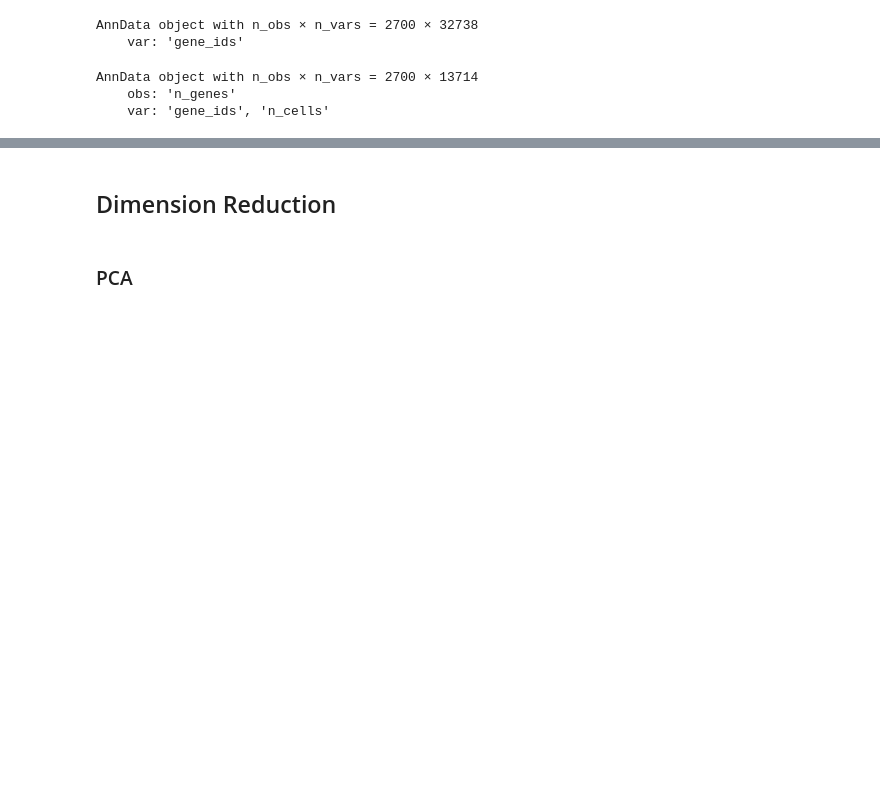
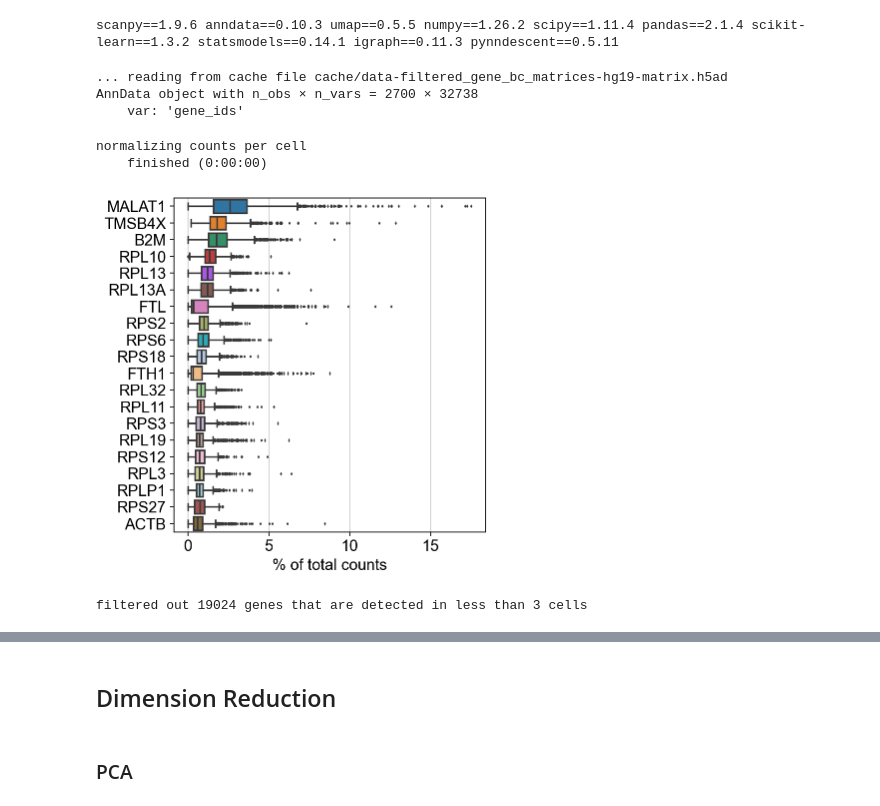
Before and after one commit to mehakrafiq/scRNA-DimensionReductionTutorials, a Jupyter notebook: New_code/DimensionReduction-pca.ipynb, the cells around one changed output, grey strips where cells are left out. Cells and saved outputs as stored; diff of their text form; code cells hidden in the pictures; blank space fills up the shorter version.

```diff
--- a/New_code/DimensionReduction-pca.ipynb
+++ b/New_code/DimensionReduction-pca.ipynb
@@ -13,21 +13,42 @@ import scanpy as sc
 # Ignore warnings
 import warnings
 warnings.filterwarnings('ignore')
+
+# Scapy Settings
+sc.settings.verbosity = 3             # verbosity: errors (0), warnings (1), info (2), hints (3)
+sc.logging.print_header()
+sc.settings.set_figure_params(dpi=80, facecolor='white')
+# %% [output]
+scanpy==1.9.6 anndata==0.10.3 umap==0.5.5 numpy==1.26.2 scipy==1.11.4 pandas==2.1.4 scikit-learn==1.3.2 statsmodels==0.14.1 igraph==0.11.3 pynndescent==0.5.11
-# %%
-# Load the pbmc3k dataset
-adata = sc.datasets.pbmc3k()
-
-print(adata)
-# %% [output]
-AnnData object with n_obs × n_vars = 2700 × 32738
-    var: 'gene_ids'
+# %%
+# Load the pbmc3k dataset
+sc.datasets.pbmc3k()
+adata = sc.read_10x_mtx(
+    # the directory with the `.mtx` file
+    './data/filtered_gene_bc_matrices/hg19/',
+    # use gene symbols for the variable names (variables-axis index)
+    var_names='gene_symbols',
+    # write a cache file for faster subsequent reading
+    cache=True,
+)
+
+adata.var_names_make_unique()  # this is unnecessary if using 'gene_ids'
+adata.write('write/pbmc3k_raw.h5ad', compression='gzip')
+print(adata)
+# %% [output]
+... reading from cache file cache/data-filtered_gene_bc_matrices-hg19-matrix.h5ad
+AnnData object with n_obs × n_vars = 2700 × 32738
+    var: 'gene_ids'
+# %%
+# Show those genes that yield the highest fraction of counts in each single cell, across all cells.
+sc.pl.highest_expr_genes(adata, n_top=20, )
+# %% [output]
+normalizing counts per cell
+    finished (0:00:00)
+[figure, added]
 # %%
 # Basic filtering
 sc.pp.filter_cells(adata, min_genes=200)
 sc.pp.filter_genes(adata, min_cells=3)
-
-print(adata)
 # %% [output]
-AnnData object with n_obs × n_vars = 2700 × 13714
-    obs: 'n_genes'
-    var: 'gene_ids', 'n_cells'
+filtered out 19024 genes that are detected in less than 3 cells
```
Also changed, not shown: parts of 10 cells of this notebook, 13 other files.
